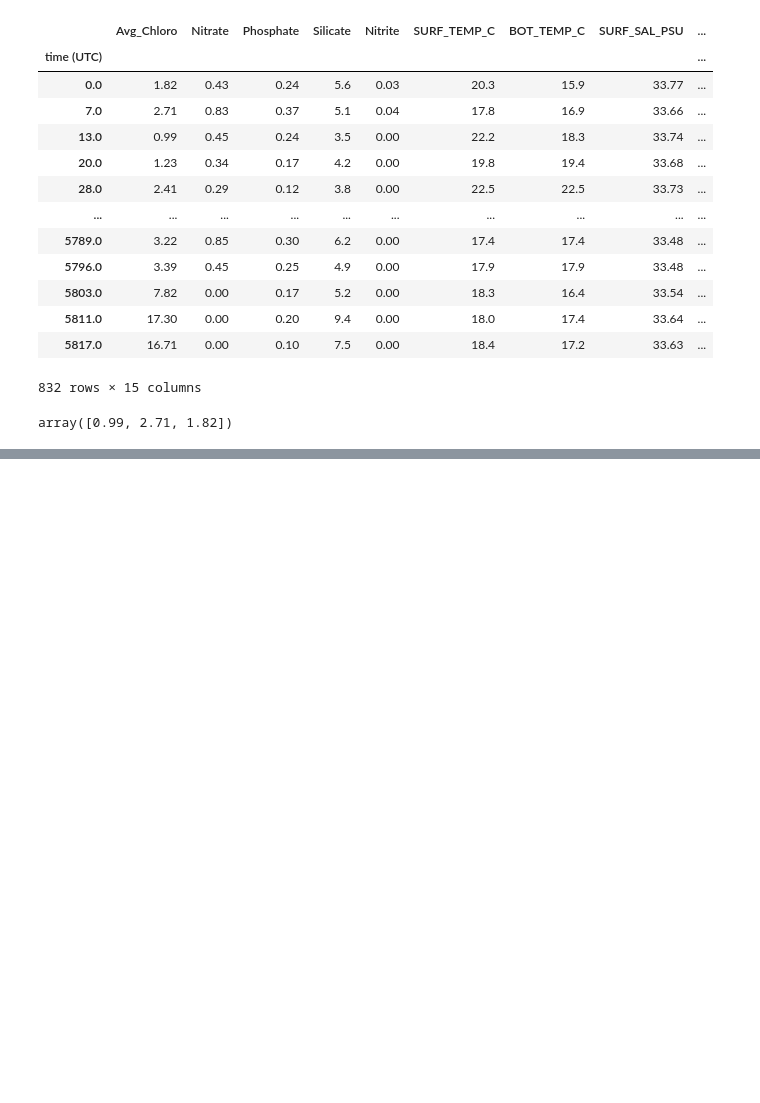
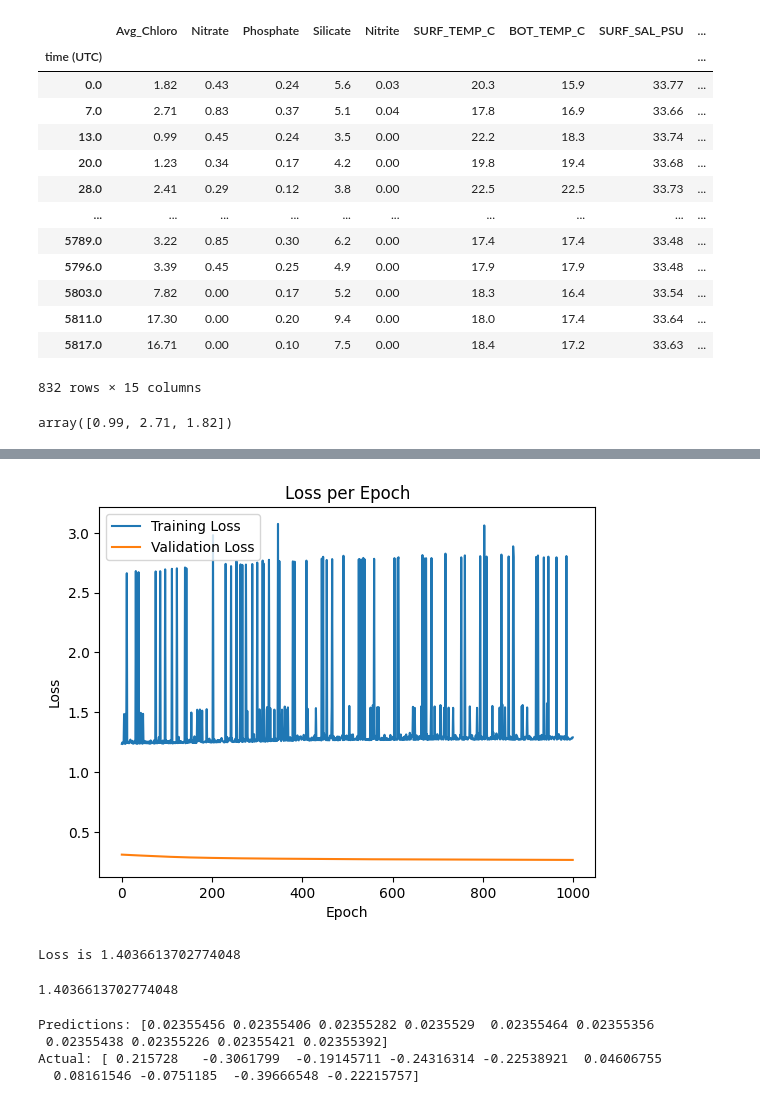
Before and after one commit to aparaselli/HAB-Prediction-Research, a Jupyter notebook: Code/NeuralEDM/mess_a.ipynb, the cells around one changed output, grey strips where cells are left out. Drawn from its saved outputs; the diff is of its cells as text; code cells hidden in the pictures; blank space fills up the shorter version.

Commit message:
worked on model training in notebook

```diff
--- a/Code/NeuralEDM/mess_a.ipynb
+++ b/Code/NeuralEDM/mess_a.ipynb
@@ -101,0 +173,25 @@ def total_embeddings(data, E, tau, target):
+# %%
+X_train, y_train = X_tensor[train_indices], y_tensor[train_indices]
+X_val, y_val = X_tensor[val_indices], y_tensor[val_indices]
+X_test, y_test = X_tensor[test_indices], y_tensor[test_indices]
+# %%
+train_dataset = HABsDataset(X_train, y_train)
+train_dataloader = DataLoader(train_dataset, batch_size=64, shuffle=True)
+
+val_dataset = HABsDataset(X_val, y_val)
+val_dataloader = DataLoader(val_dataset, batch_size=64, shuffle=False)
+
+test_dataset = HABsDataset(X_test, y_test)
+test_dataloader = DataLoader(test_dataset, batch_size=64, shuffle=False)
+# %%
+device = torch.device("cuda" if torch.cuda.is_available() else "cpu")
+
+embd_sz = X_tensor.shape[1]
+# %%
+model = NNEDMModel(embd_sz, hidden_size=100).to(device)
+# %%
+train(model=model,
+      device=device,
+      train_dataloader=train_dataloader,
+      val_dataloader=val_dataloader)
+# %% [output]
@@ -101,0 +218,21 @@ def total_embeddings(data, E, tau, target):
+[figure, added]
+# %%
+eval(model=model,
+     device=device,
+     val_dataloader=test_dataloader)
+# %% [output]
+Loss is 1.4036613702774048
+1.4036613702774048
+# %%
+model.eval()
+sample_inputs, sample_labels = next(iter(test_dataloader))  # Get a batch
+sample_inputs = sample_inputs.to(device)
+preds = model(sample_inputs).cpu().detach().numpy()
+
+print("Predictions:", preds[:10])
+print("Actual:", sample_labels[:10].numpy())
+# %% [output]
+Predictions: [0.02355456 0.02355406 0.02355282 0.0235529  0.02355464 0.02355356
+ 0.02355438 0.02355226 0.02355421 0.02355392]
+Actual: [ 0.215728   -0.3061799  -0.19145711 -0.24316314 -0.22538921  0.04606755
+  0.08161546 -0.0751185  -0.39666548 -0.22215757]
```
Also changed, not shown: parts of 13 cells of this notebook, 4 other files.
